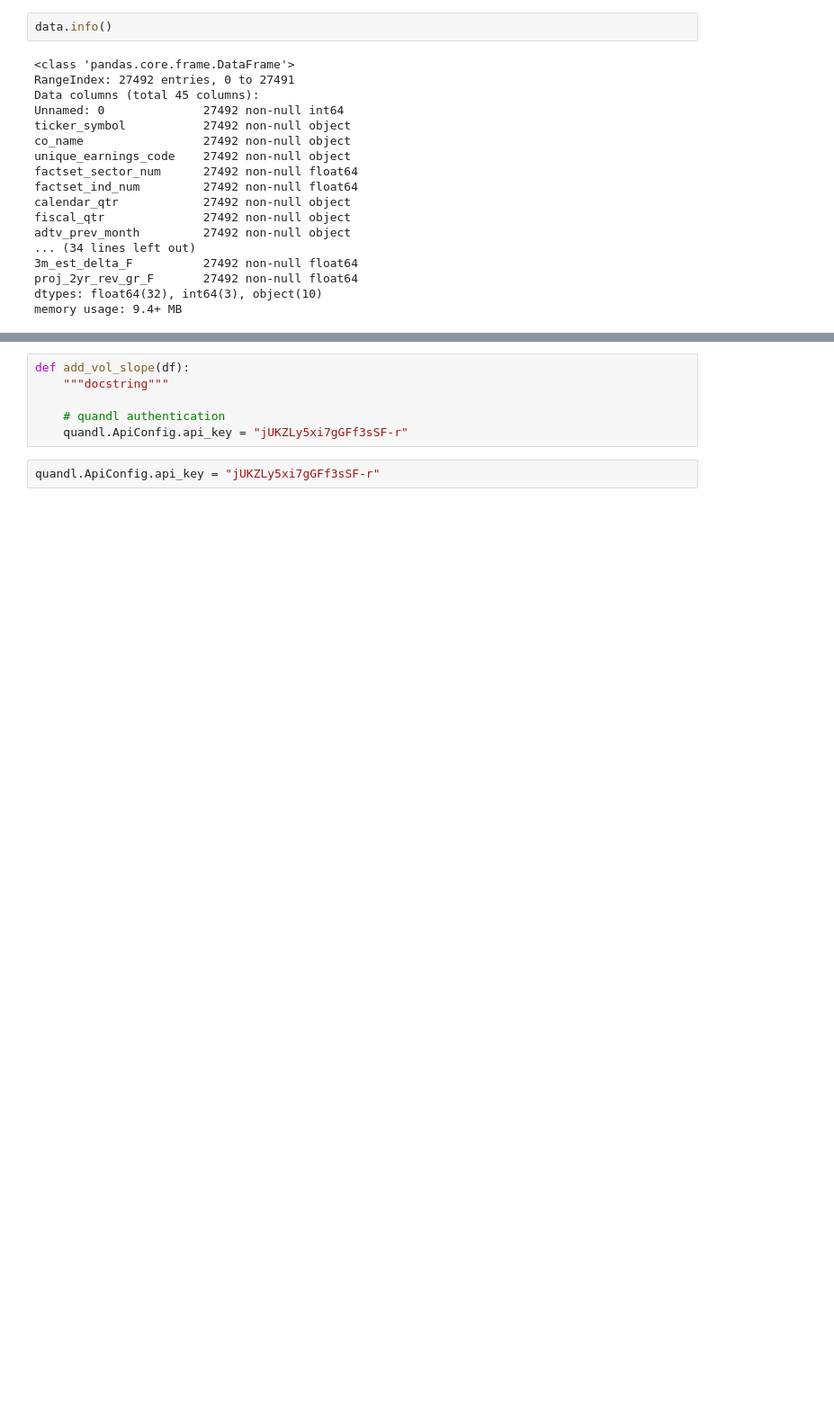
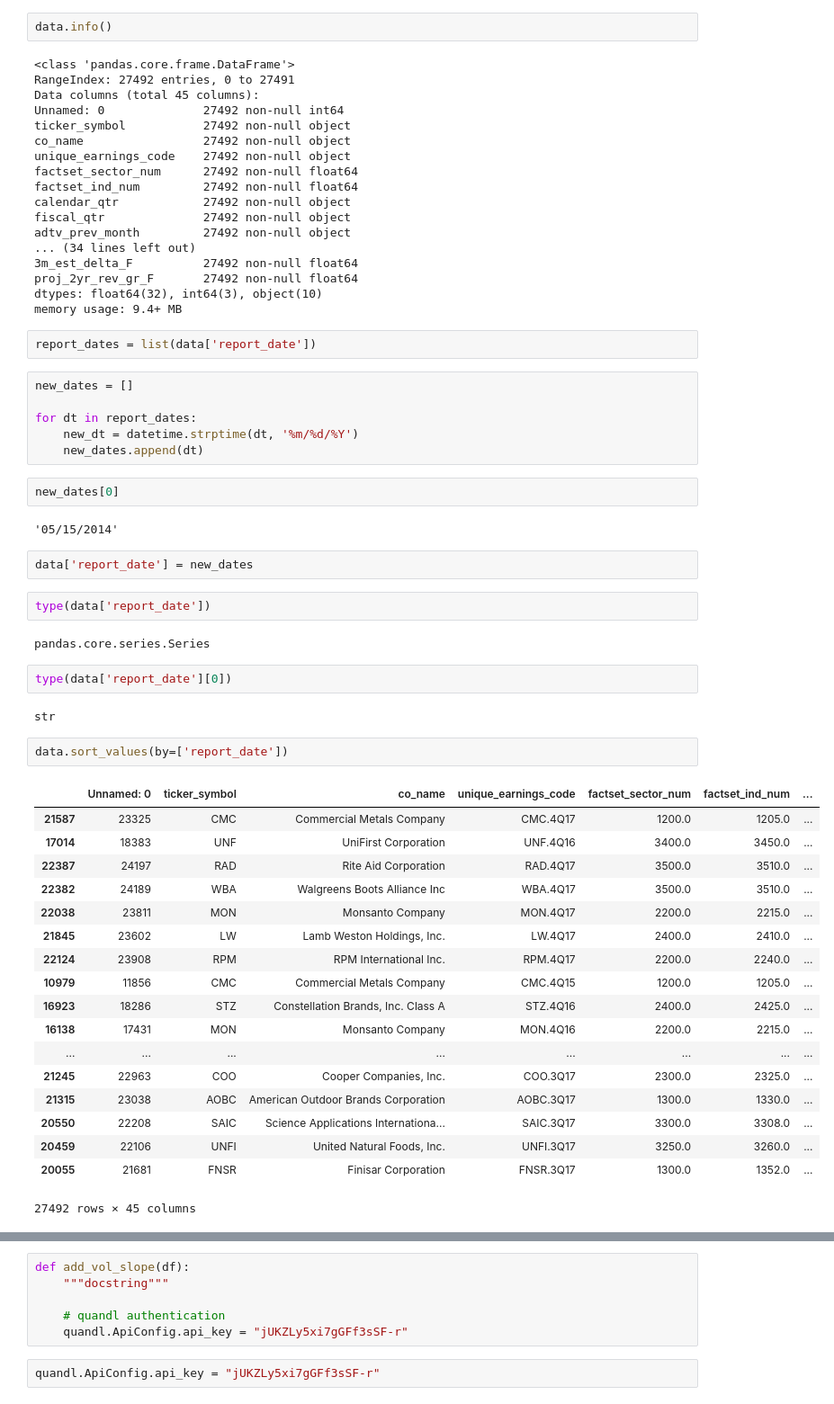
Before and after one commit to jlewis425/anomalies-in-earnings-release-reactions, a Jupyter notebook: pre_processing_sandbox.ipynb, the cells around one changed output, grey strips where cells are left out. Shown: that part at 90% size. Cells and saved outputs as stored; diff of their text form; blank space fills up the shorter version.

Commit message:
add transform_report_date function

```diff
--- a/pre_processing_sandbox.ipynb
+++ b/pre_processing_sandbox.ipynb
@@ -32,3 +33,46 @@ adtv_prev_month         27492 non-null object
 proj_2yr_rev_gr_F       27492 non-null float64
 dtypes: float64(32), int64(3), object(10)
 memory usage: 9.4+ MB
+# %%
+report_dates = list(data['report_date'])
+# %%
+new_dates = []
+
+for dt in report_dates:
+    new_dt = datetime.strptime(dt, '%m/%d/%Y')
+    new_dates.append(dt)
+# %%
+new_dates[0]
+# %% [output]
+'05/15/2014'
+# %%
+data['report_date'] = new_dates
+# %%
+type(data['report_date'])
+# %% [output]
+pandas.core.series.Series
+# %%
+type(data['report_date'][0])
+# %% [output]
+str
+# %%
+data.sort_values(by=['report_date'])
+# %% [output]
+|  | Unnamed: 0 | ticker_symbol | co_name | unique_earnings_code | factset_sector_num | factset_ind_num | ... |
+| 21587 | 23325 | CMC | Commercial Metals Company | CMC.4Q17 | 1200.0 | 1205.0 | ... |
+| 17014 | 18383 | UNF | UniFirst Corporation | UNF.4Q16 | 3400.0 | 3450.0 | ... |
+| 22387 | 24197 | RAD | Rite Aid Corporation | RAD.4Q17 | 3500.0 | 3510.0 | ... |
+| 22382 | 24189 | WBA | Walgreens Boots Alliance Inc | WBA.4Q17 | 3500.0 | 3510.0 | ... |
+| 22038 | 23811 | MON | Monsanto Company | MON.4Q17 | 2200.0 | 2215.0 | ... |
+| 21845 | 23602 | LW | Lamb Weston Holdings, Inc. | LW.4Q17 | 2400.0 | 2410.0 | ... |
+| 22124 | 23908 | RPM | RPM International Inc. | RPM.4Q17 | 2200.0 | 2240.0 | ... |
+| 10979 | 11856 | CMC | Commercial Metals Company | CMC.4Q15 | 1200.0 | 1205.0 | ... |
+| 16923 | 18286 | STZ | Constellation Brands, Inc. Class A | STZ.4Q16 | 2400.0 | 2425.0 | ... |
+| 16138 | 17431 | MON | Monsanto Company | MON.4Q16 | 2200.0 | 2215.0 | ... |
+| ... | ... | ... | ... | ... | ... | ... | ... |
+| 21245 | 22963 | COO | Cooper Companies, Inc. | COO.3Q17 | 2300.0 | 2325.0 | ... |
+| 21315 | 23038 | AOBC | American Outdoor Brands Corporation | AOBC.3Q17 | 1300.0 | 1330.0 | ... |
+| 20550 | 22208 | SAIC | Science Applications Internationa... | SAIC.3Q17 | 3300.0 | 3308.0 | ... |
+| 20459 | 22106 | UNFI | United Natural Foods, Inc. | UNFI.3Q17 | 3250.0 | 3260.0 | ... |
+| 20055 | 21681 | FNSR | Finisar Corporation | FNSR.3Q17 | 1300.0 | 1352.0 | ... |
+27492 rows × 45 columns
```
Also changed, not shown: parts of 5 cells of this notebook.
